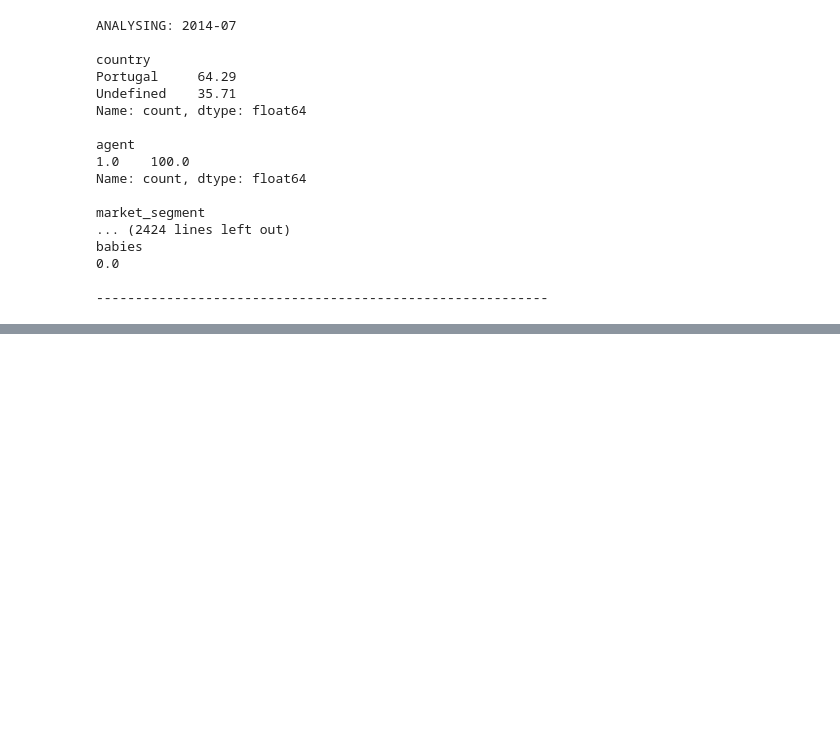
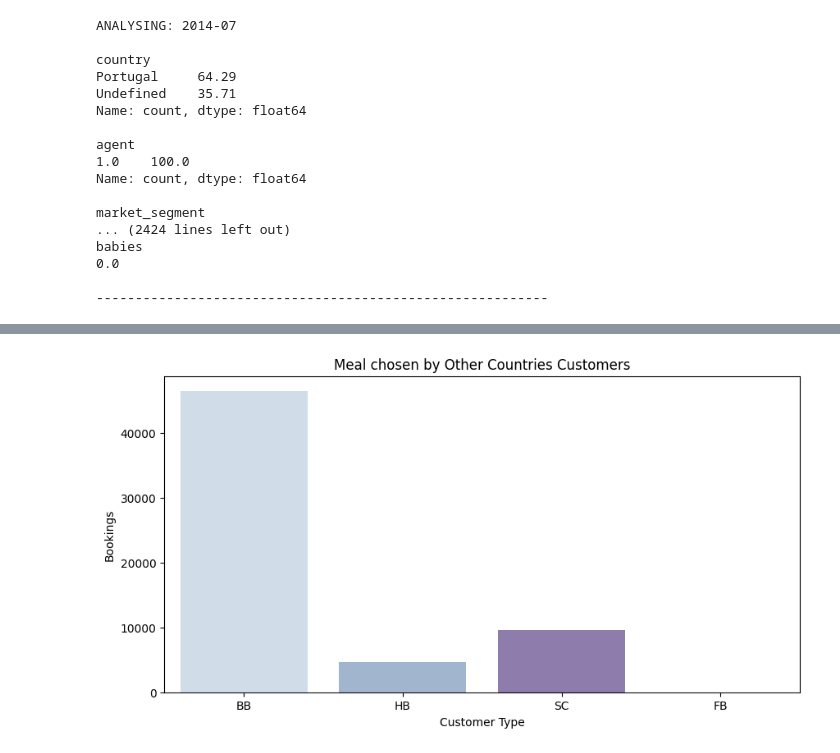
Before and after one commit to marinaescobar/proyecto-da-promo-G-modulo-4-team-4, a Jupyter notebook: report_marina.ipynb, the cells around one changed output, grey strips where cells are left out. Saved outputs shown, nothing was run; the diff lists cells and outputs as text; code cells hidden in the pictures; blank space fills up the shorter version.

```diff
--- a/report_marina.ipynb
+++ b/report_marina.ipynb
@@ -551,0 +522,3 @@ plt.show()
+# %%
+df_world = df[df['country'] != 'Portugal']
+df_world = df_world[df_world['hotel'] == 'City Hotel']
@@ -551,0 +612,4 @@ plt.show()
+# %%
+vis.countplot('meal', df_world, 'BuPu', 'meal', True, None, 'Customer Type', 'Bookings', 'Meal chosen by Other Countries Customers', 0, (10,5))
+# %% [output]
+[figure, added]
```
Also changed, not shown: parts of 22 cells of this notebook.
